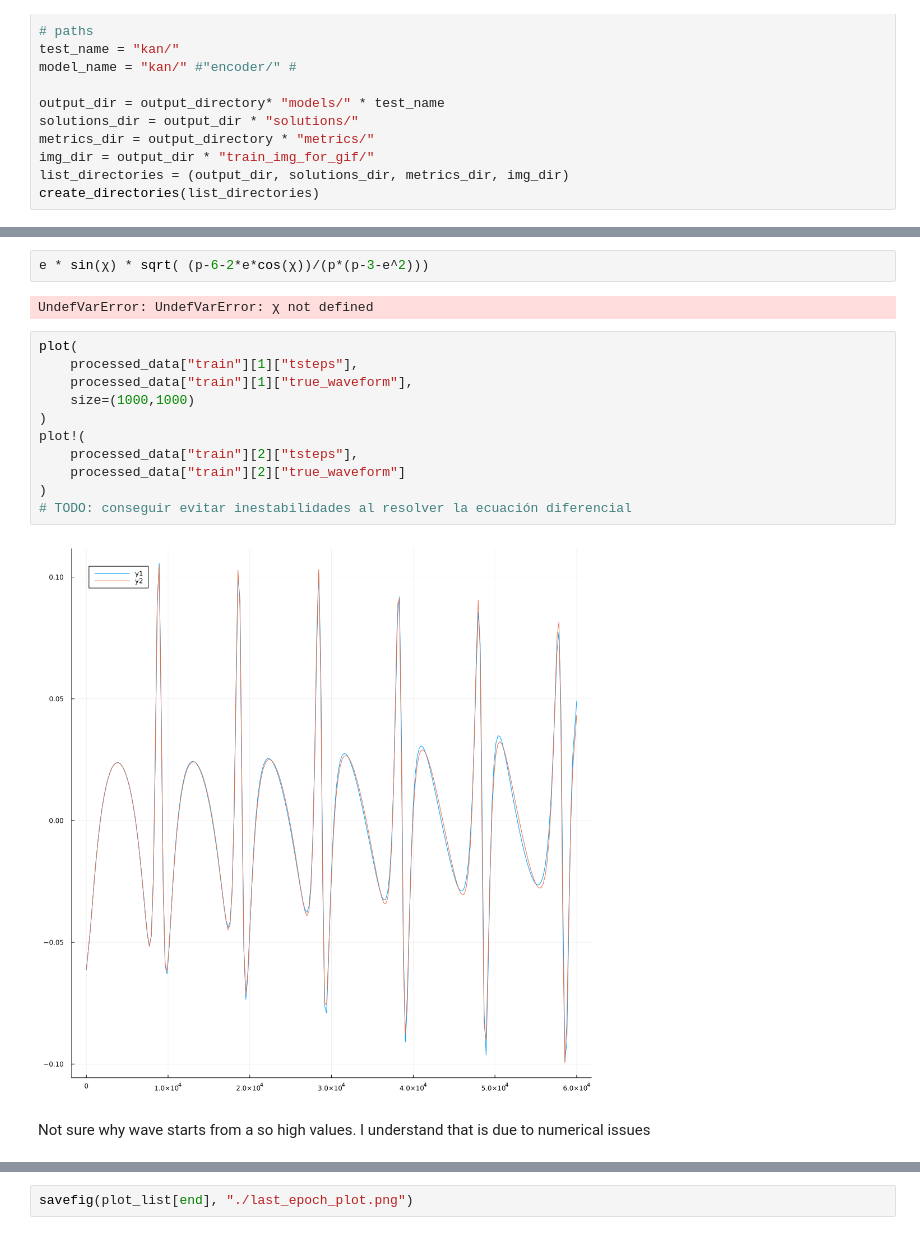
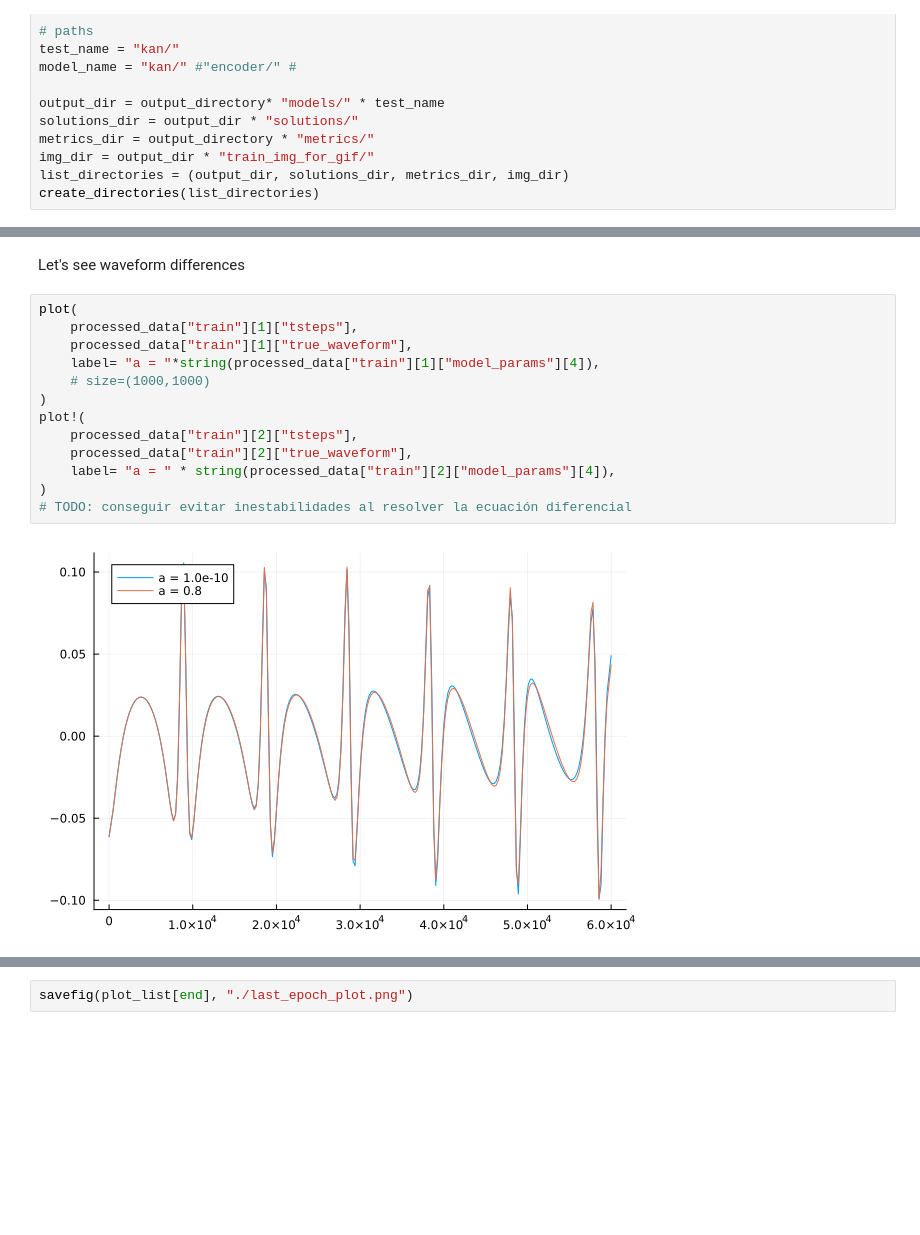
Before and after one commit to rubenbalbastre/pinn-gravitational-waves, a Jupyter notebook: src/processing/experiments/kerr/case_1/EMR_kerr_train_from_schwarzschild.ipynb, the cells around one changed output, grey strips where cells are left out. Drawn from its saved outputs; the diff is of its cells as text; blank space fills up the shorter version.

```diff
--- a/src/processing/experiments/kerr/case_1/EMR_kerr_train_from_schwarzschild.ipynb
+++ b/src/processing/experiments/kerr/case_1/EMR_kerr_train_from_schwarzschild.ipynb
@@ -124,19 +104,17 @@ UndefVarError: UndefVarError: r not defined
-# %%
-e * sin(χ) * sqrt( (p-6-2*e*cos(χ))/(p*(p-3-e^2)))
-# %% [output]
-UndefVarError: UndefVarError: χ not defined
+# %% [markdown]
+Let's see waveform differences
 # %%
 plot(
     processed_data["train"][1]["tsteps"],
     processed_data["train"][1]["true_waveform"],
-    size=(1000,1000)
+    label= "a = "*string(processed_data["train"][1]["model_params"][4]),
+    # size=(1000,1000)
 )
 plot!(
     processed_data["train"][2]["tsteps"],
-    processed_data["train"][2]["true_waveform"]
+    processed_data["train"][2]["true_waveform"],
+    label= "a = " * string(processed_data["train"][2]["model_params"][4]),
 )
 # TODO: conseguir evitar inestabilidades al resolver la ecuación diferencial
 # %% [output]
-[figure, old version]
+[figure, new version]
-# %% [markdown]
-Not sure why wave starts from a so high values. I understand that is due to numerical issues
```
Also changed, not shown: parts of 23 cells of this notebook.
